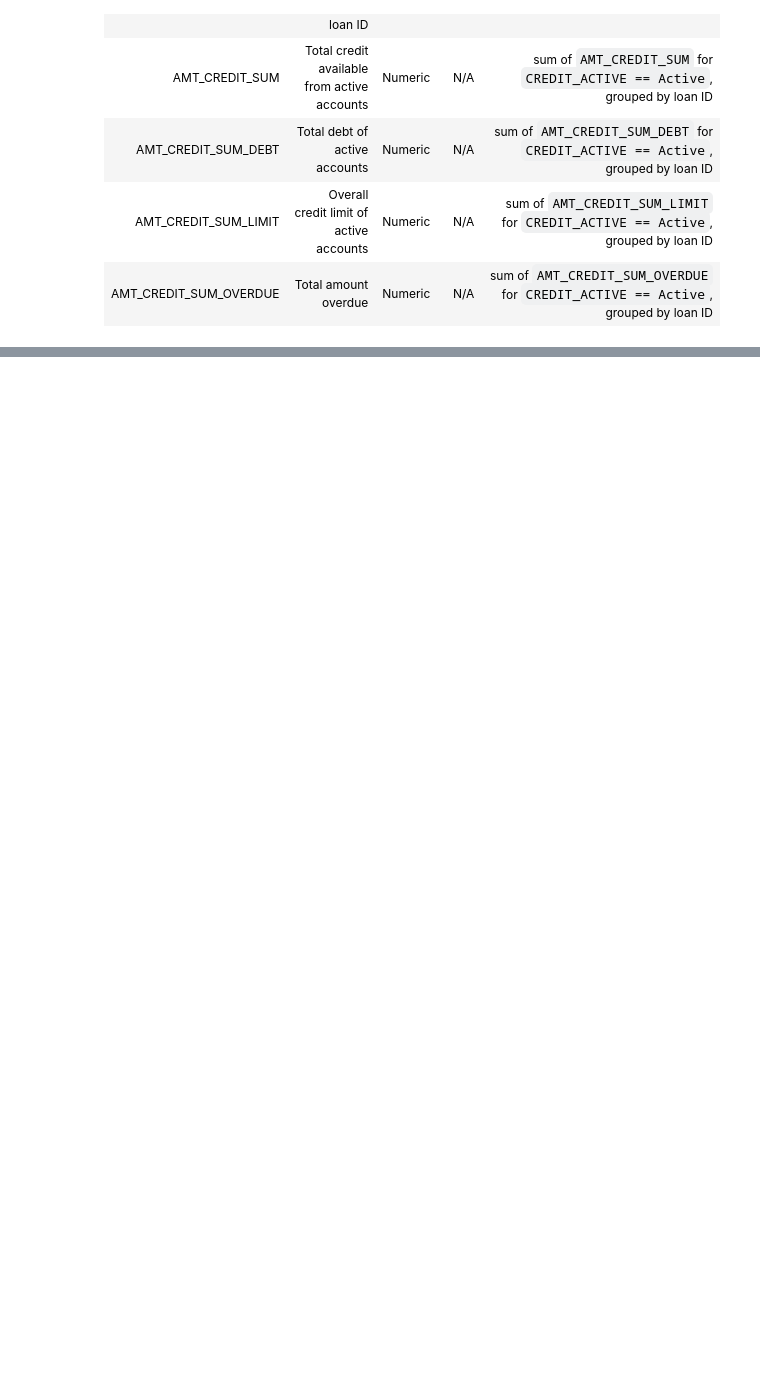
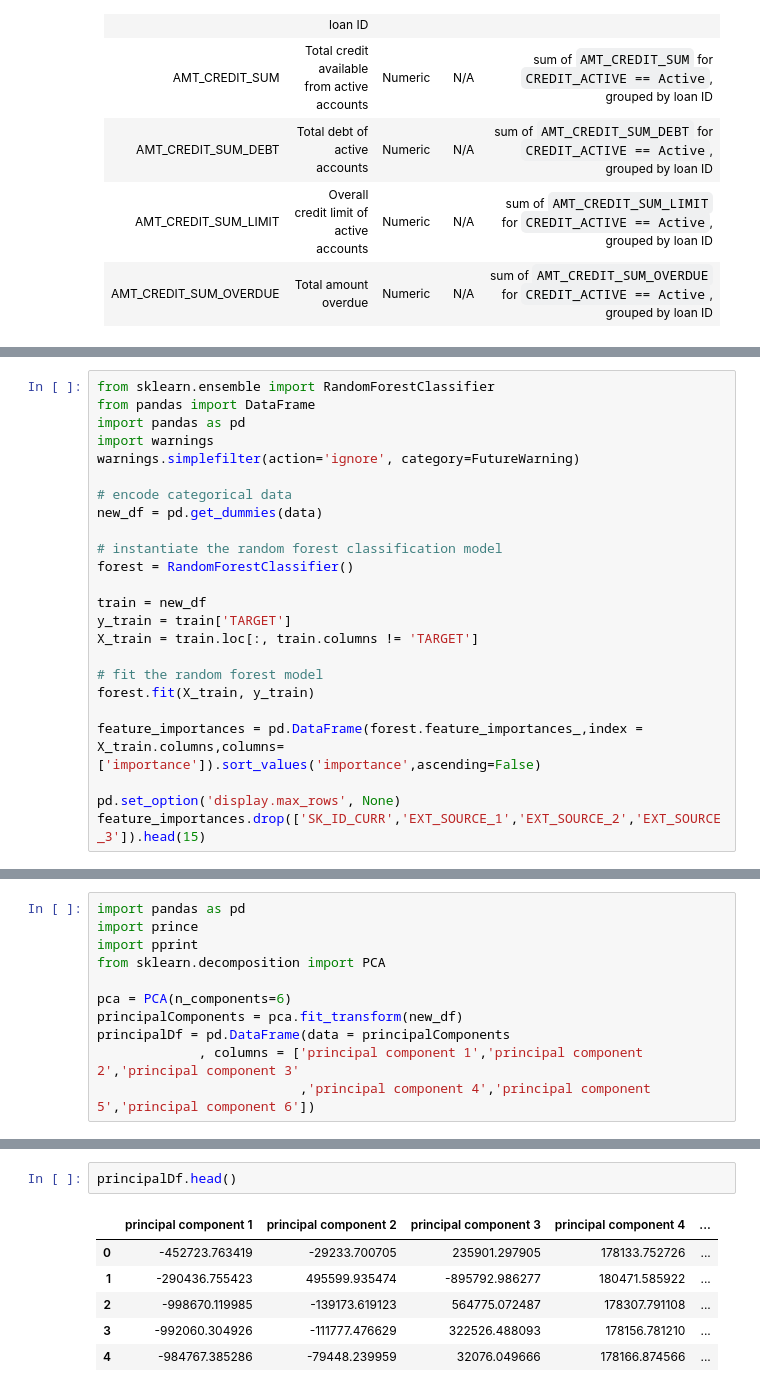
Before and after one commit to sjmiller8182/home-credit-default-risk, a Jupyter notebook: MiniLab1 CRISP-DM .ipynb, the cells around one changed output, grey strips where cells are left out. Drawn from its saved outputs; the diff is of its cells as text; blank space fills up the shorter version.

Commit message:
updating outlier removal, random forest, PCA

```diff
--- a/MiniLab1 CRISP-DM .ipynb
+++ b/MiniLab1 CRISP-DM .ipynb
@@ -887,0 +936,24 @@ The following features were engineered from the bureau features (from `bureau.cs
+# %%
+from sklearn.ensemble import RandomForestClassifier
+from pandas import DataFrame
+import pandas as pd
+import warnings
+warnings.simplefilter(action='ignore', category=FutureWarning)
+
+# encode categorical data
+new_df = pd.get_dummies(data)
+
+# instantiate the random forest classification model
+forest = RandomForestClassifier()
+
+train = new_df
+y_train = train['TARGET']
+X_train = train.loc[:, train.columns != 'TARGET']
+
+# fit the random forest model
+forest.fit(X_train, y_train)
+
+feature_importances = pd.DataFrame(forest.feature_importances_,index = X_train.columns,columns=['importance']).sort_values('importance',ascending=False)
+
+pd.set_option('display.max_rows', None)
+feature_importances.drop(['SK_ID_CURR','EXT_SOURCE_1','EXT_SOURCE_2','EXT_SOURCE_3']).head(15)
@@ -887,0 +980,11 @@ The following features were engineered from the bureau features (from `bureau.cs
+# %%
+import pandas as pd
+import prince
+import pprint
+from sklearn.decomposition import PCA
+
+pca = PCA(n_components=6)
+principalComponents = pca.fit_transform(new_df)
+principalDf = pd.DataFrame(data = principalComponents
+             , columns = ['principal component 1','principal component 2','principal component 3'
+                          ,'principal component 4','principal component 5','principal component 6'])
@@ -887,0 +1003,9 @@ The following features were engineered from the bureau features (from `bureau.cs
+# %%
+principalDf.head()
+# %% [output]
+|  | principal component 1 | principal component 2 | principal component 3 | principal component 4 | ... |
+| 0 | -452723.763419 | -29233.700705 | 235901.297905 | 178133.752726 | ... |
+| 1 | -290436.755423 | 495599.935474 | -895792.986277 | 180471.585922 | ... |
+| 2 | -998670.119985 | -139173.619123 | 564775.072487 | 178307.791108 | ... |
+| 3 | -992060.304926 | -111777.476629 | 322526.488093 | 178156.781210 | ... |
+| 4 | -984767.385286 | -79448.239959 | 32076.049666 | 178166.874566 | ... |
```
Also changed, not shown: parts of 12 cells of this notebook.
